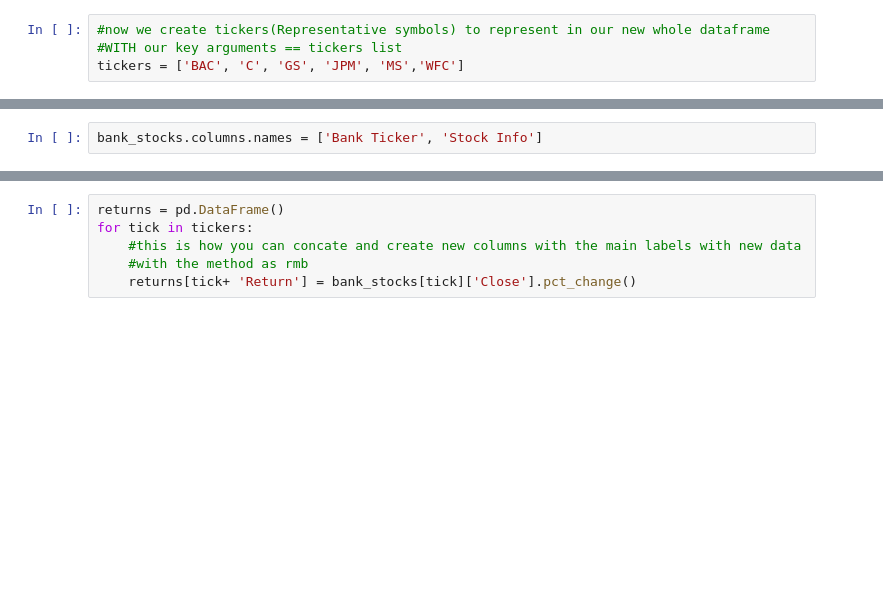
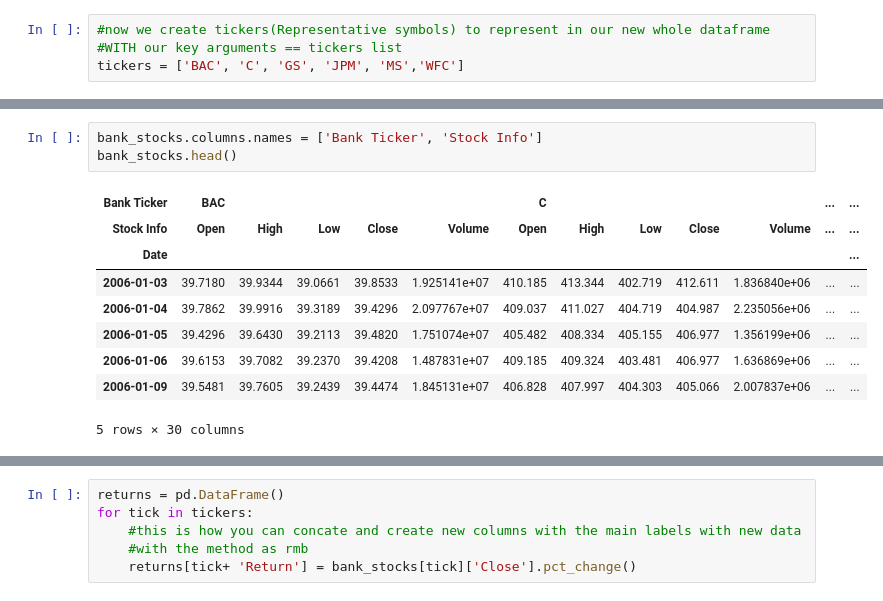
Before and after one commit to Ryan-nd/Data-Science-Capstone-Project-Finance-Analysis, a Jupyter notebook: Finance Project.ipynb, the cells around one changed output, grey strips where cells are left out. Saved outputs shown, nothing was run; the diff lists cells and outputs as text; blank space fills up the shorter version.

```diff
--- a/Finance Project.ipynb
+++ b/Finance Project.ipynb
@@ -40,4 +50,15 @@ bank_stocks.head()
 # %%
 bank_stocks.columns.names = ['Bank Ticker', 'Stock Info']
+bank_stocks.head()
+# %% [output]
+| Bank Ticker | BAC |  |  |  |  | C |  |  |  |  | ... | ... |
+| Stock Info | Open | High | Low | Close | Volume | Open | High | Low | Close | Volume | ... | ... |
+| Date |  |  |  |  |  |  |  |  |  |  |  | ... |
+| 2006-01-03 | 39.7180 | 39.9344 | 39.0661 | 39.8533 | 1.925141e+07 | 410.185 | 413.344 | 402.719 | 412.611 | 1.836840e+06 | ... | ... |
+| 2006-01-04 | 39.7862 | 39.9916 | 39.3189 | 39.4296 | 2.097767e+07 | 409.037 | 411.027 | 404.719 | 404.987 | 2.235056e+06 | ... | ... |
+| 2006-01-05 | 39.4296 | 39.6430 | 39.2113 | 39.4820 | 1.751074e+07 | 405.482 | 408.334 | 405.155 | 406.977 | 1.356199e+06 | ... | ... |
+| 2006-01-06 | 39.6153 | 39.7082 | 39.2370 | 39.4208 | 1.487831e+07 | 409.185 | 409.324 | 403.481 | 406.977 | 1.636869e+06 | ... | ... |
+| 2006-01-09 | 39.5481 | 39.7605 | 39.2439 | 39.4474 | 1.845131e+07 | 406.828 | 407.997 | 404.303 | 405.066 | 2.007837e+06 | ... | ... |
+5 rows × 30 columns
 # %%
 bank_stocks.xs(key='Close',axis = 1, level = "Stock Info").max()
```
Also changed, not shown: parts of 10 cells of this notebook.
